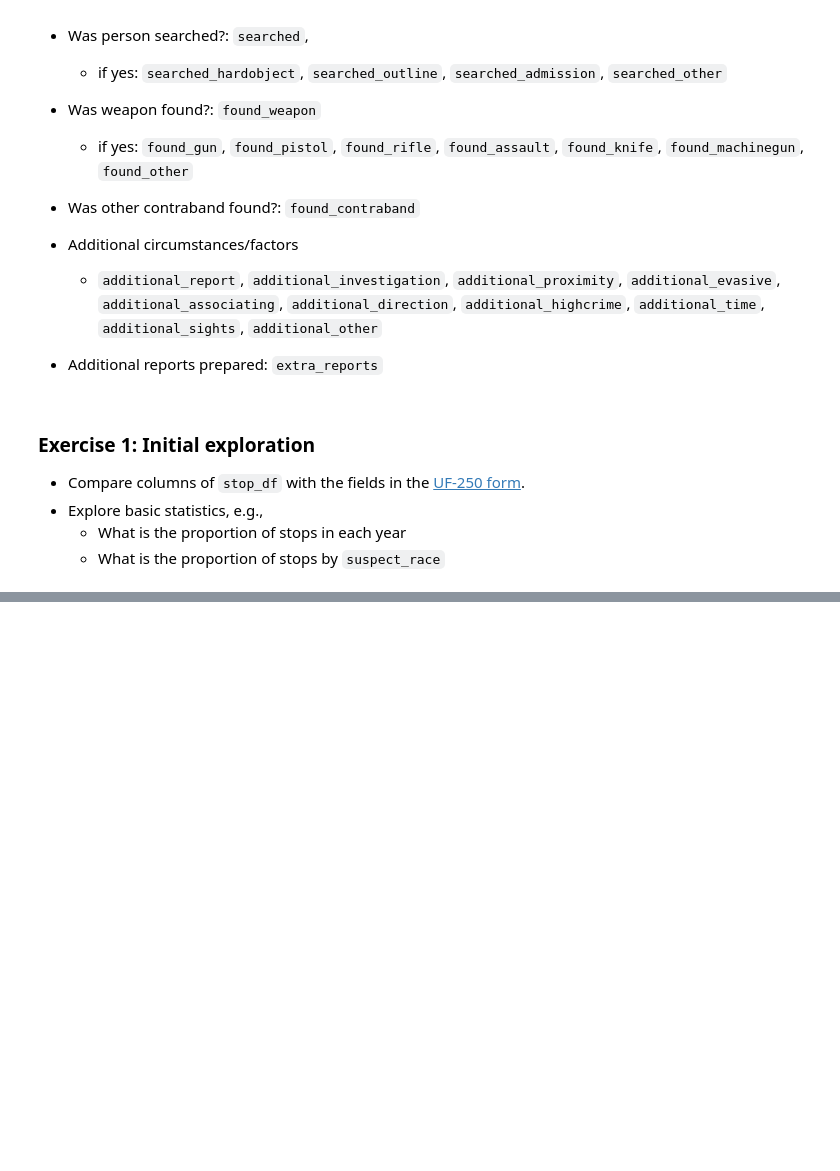
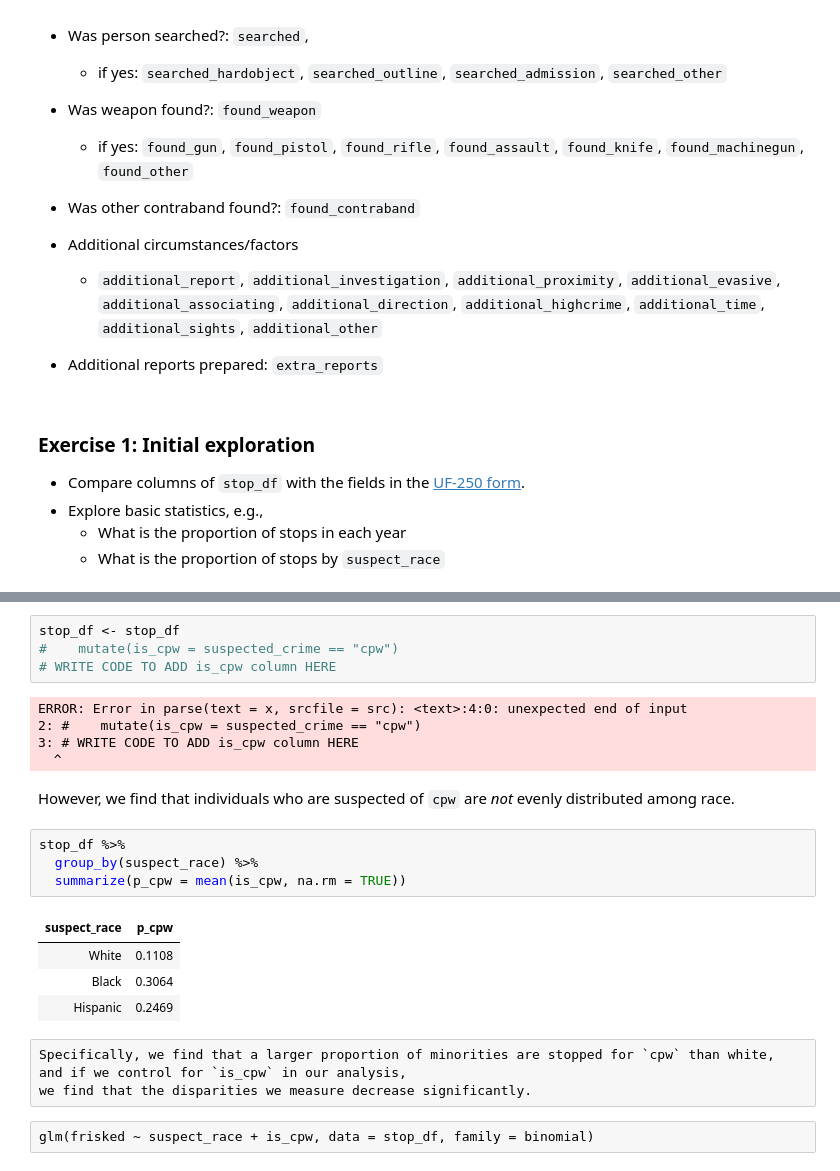
Before and after one commit to stanford-policylab/law-order-algo, a Jupyter notebook: notebooks/rar-answers.ipynb, the cells around one changed output, grey strips where cells are left out. Drawn from its saved outputs; the diff is of its cells as text; blank space fills up the shorter version.

```diff
--- a/notebooks/rar-exercise.ipynb
+++ b/notebooks/rar-answers.ipynb
@@ -110,0 +171,26 @@ Here, we will compute the disparities in police decision to frisk individuals of
+# %%
+stop_df <- stop_df
+#    mutate(is_cpw = suspected_crime == "cpw")
+# WRITE CODE TO ADD is_cpw column HERE
+# %% [output]
+ERROR: Error in parse(text = x, srcfile = src): <text>:4:0: unexpected end of input
+2: #    mutate(is_cpw = suspected_crime == "cpw")
+3: # WRITE CODE TO ADD is_cpw column HERE
+  ^
+# %% [markdown]
+However, we find that individuals who are suspected of `cpw` are *not* evenly distributed among race.
+# %%
+stop_df %>%
+  group_by(suspect_race) %>%
+  summarize(p_cpw = mean(is_cpw, na.rm = TRUE))
+# %% [output]
+| suspect_race | p_cpw |
+| White | 0.1108 |
+| Black | 0.3064 |
+| Hispanic | 0.2469 |
+# %% [raw]
+Specifically, we find that a larger proportion of minorities are stopped for `cpw` than white,
+and if we control for `is_cpw` in our analysis,
+we find that the disparities we measure decrease significantly.
+# %% [raw]
+glm(frisked ~ suspect_race + is_cpw, data = stop_df, family = binomial)
```
Also changed, not shown: parts of 25 cells of this notebook.
